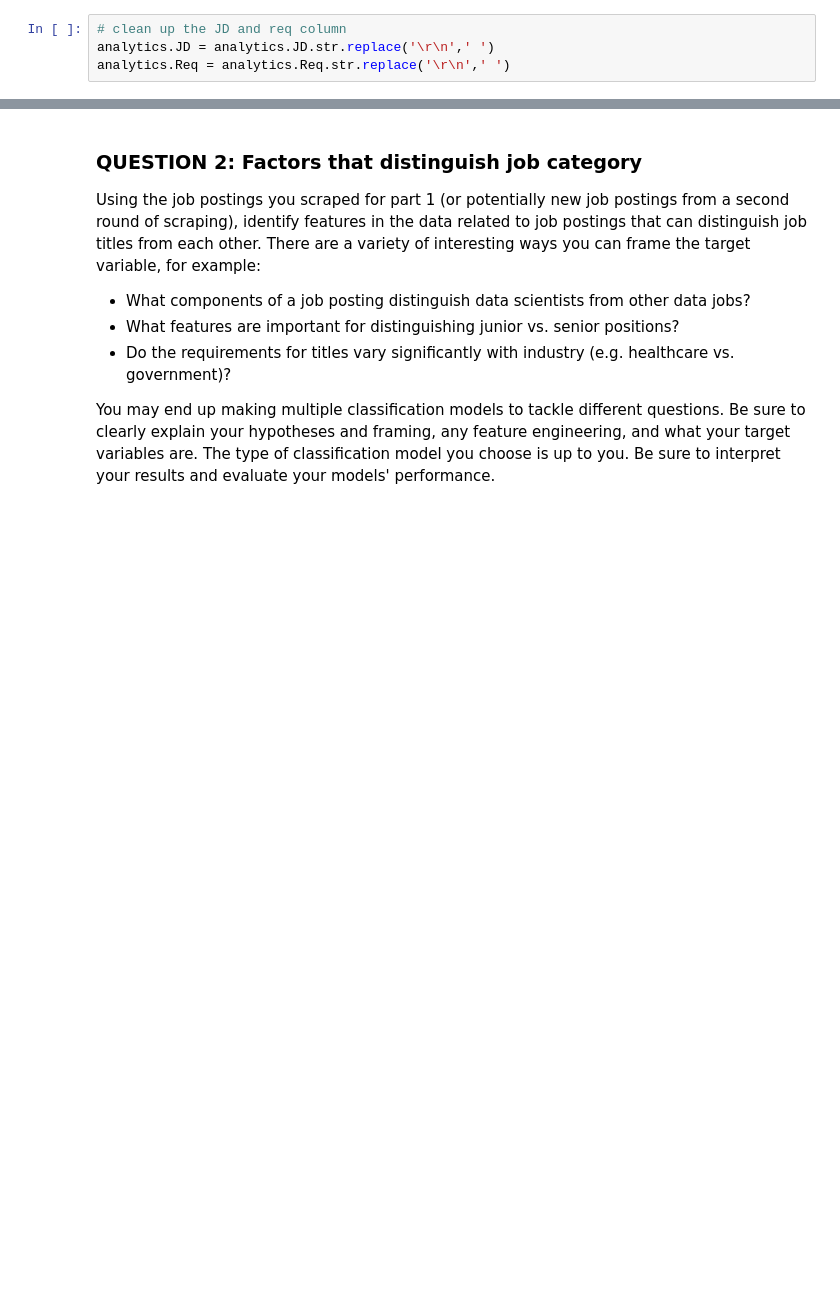
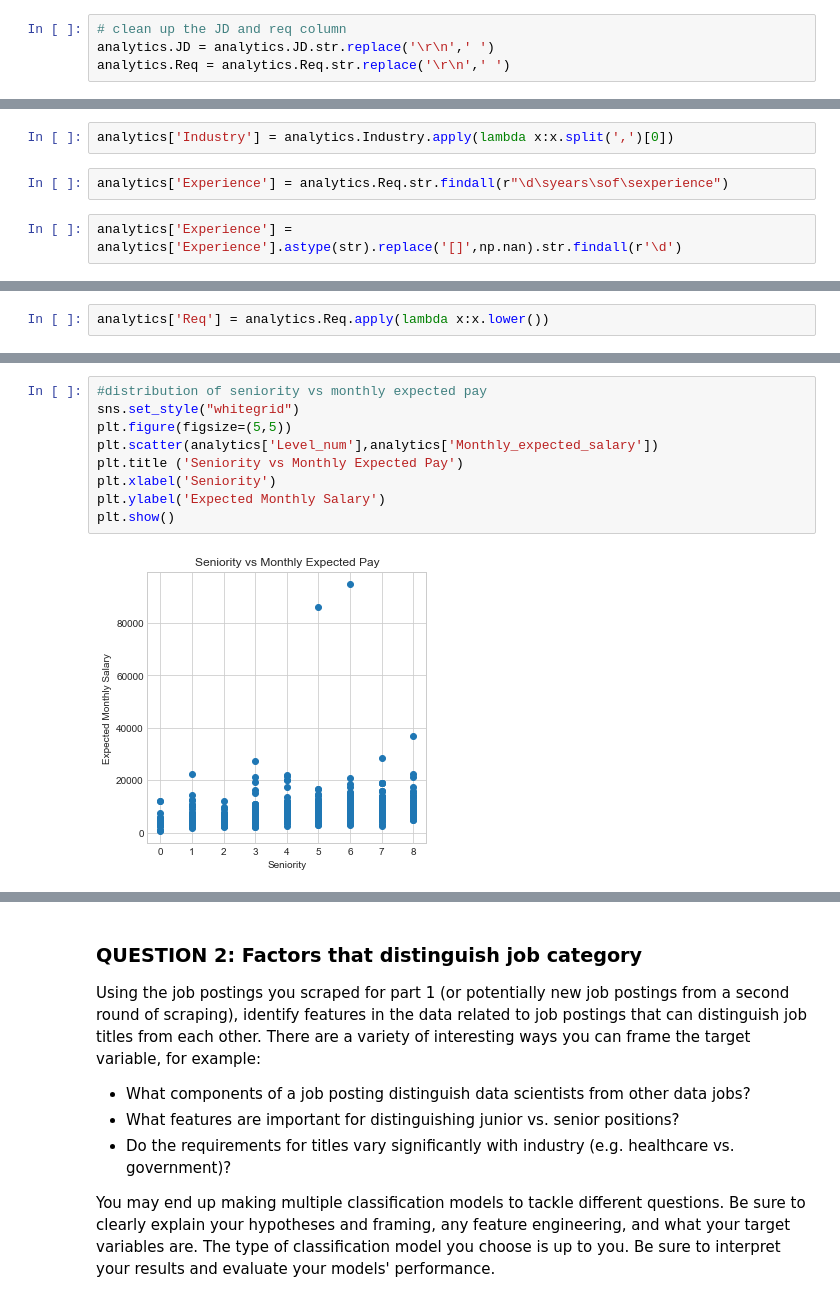
Before and after one commit to Zachlim06/project_submissions, a Jupyter notebook: project-4/Project 4 Webscraping.ipynb, the cells around one changed output, grey strips where cells are left out. Drawn from its saved outputs; the diff is of its cells as text; blank space fills up the shorter version.

```diff
--- a/project-4/Project 4 Webscraping.ipynb
+++ b/project-4/Project 4 Webscraping.ipynb
@@ -389,0 +448,6 @@ len(analytics[analytics.JD.str.contains('analytics|machine learning|data science
+# %%
+analytics['Industry'] = analytics.Industry.apply(lambda x:x.split(',')[0])
+# %%
+analytics['Experience'] = analytics.Req.str.findall(r"\d\syears\sof\sexperience")
+# %%
+analytics['Experience'] = analytics['Experience'].astype(str).replace('[]',np.nan).str.findall(r'\d')
@@ -389,0 +476,2 @@ len(analytics[analytics.JD.str.contains('analytics|machine learning|data science
+# %%
+analytics['Req'] = analytics.Req.apply(lambda x:x.lower())
@@ -389,0 +487,11 @@ len(analytics[analytics.JD.str.contains('analytics|machine learning|data science
+# %%
+#distribution of seniority vs monthly expected pay
+sns.set_style("whitegrid")
+plt.figure(figsize=(5,5))
+plt.scatter(analytics['Level_num'],analytics['Monthly_expected_salary'])
+plt.title ('Seniority vs Monthly Expected Pay')
+plt.xlabel('Seniority')
+plt.ylabel('Expected Monthly Salary')
+plt.show()
+# %% [output]
+[figure, added]
```
Also changed, not shown: parts of 47 cells of this notebook.
